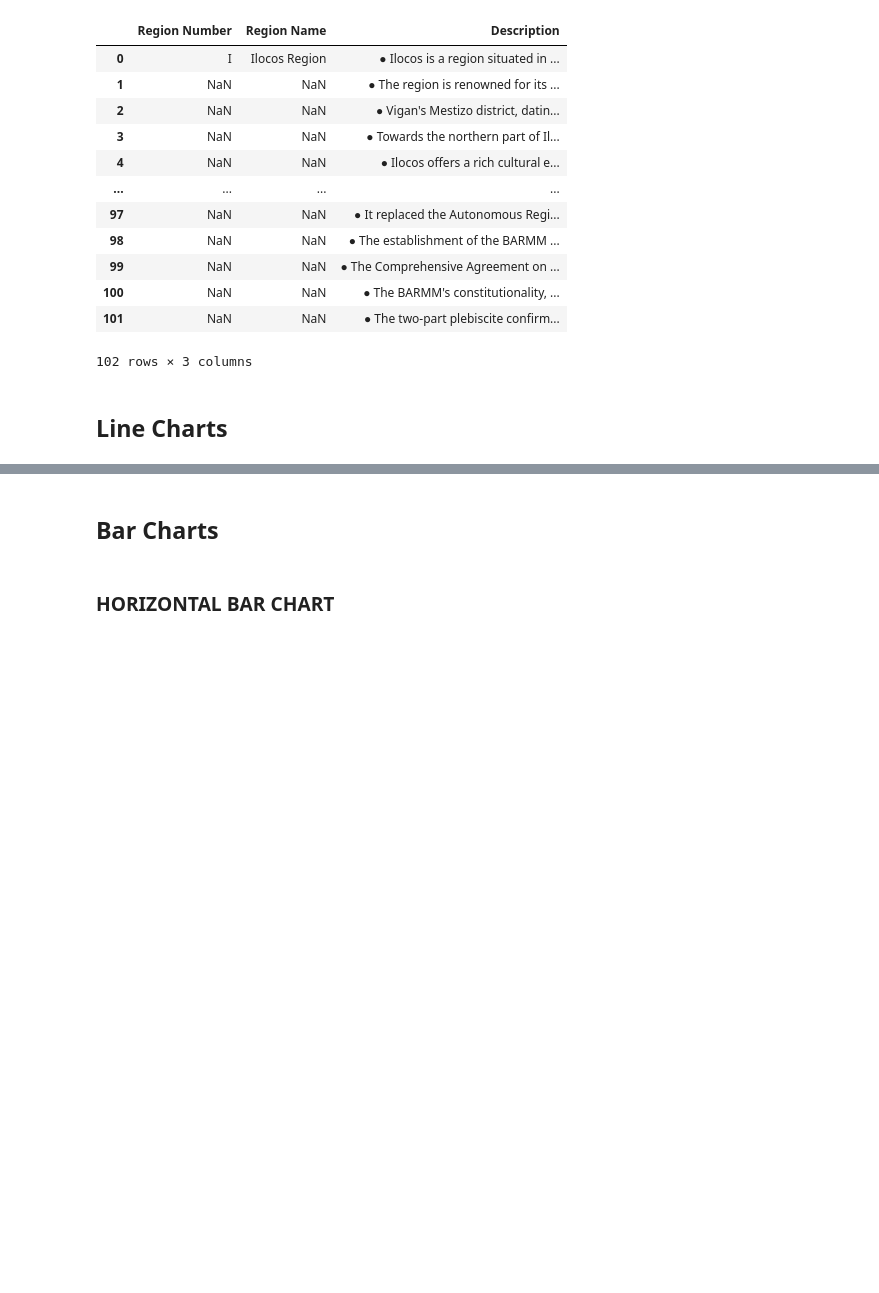
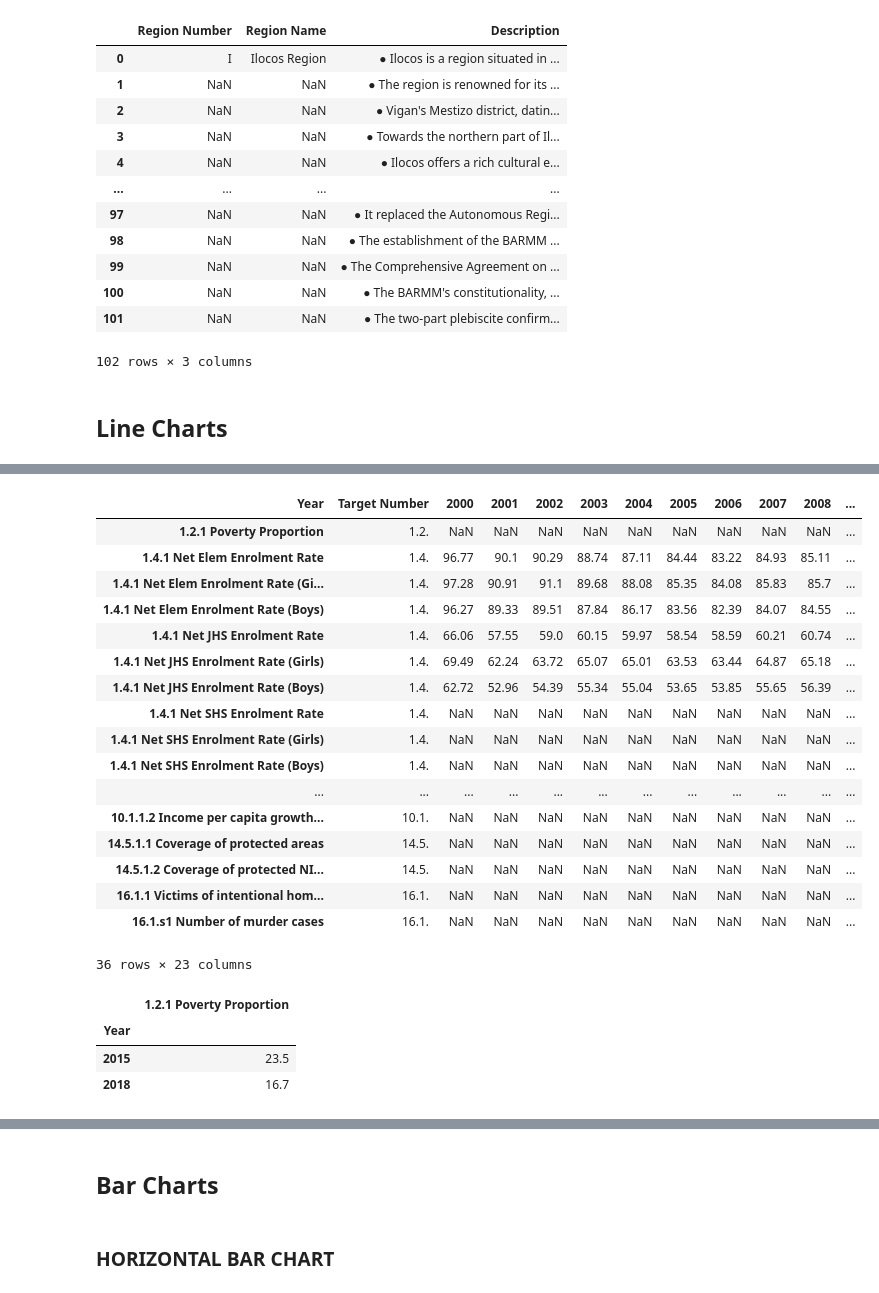
Before and after one commit to francheska-vicente/data101-ph-un-sgd, a Jupyter notebook: main_1.ipynb, the cells around one changed output, grey strips where cells are left out. Drawn from its saved outputs; the diff is of its cells as text; code cells hidden in the pictures; blank space fills up the shorter version.

```diff
--- a/main_1.ipynb
+++ b/main_1.ipynb
@@ -251,0 +228,2 @@ for indicator in indicators_selected:
+# %%
+region_selected = 'PHILIPPINES'
@@ -251,0 +232,14 @@ for indicator in indicators_selected:
+# %%
+sdg_columns = sdg_data.columns [:-15]
+targets_value = ['Target Number', '', '1.2.', '1.4.', '1.4.', '1.4.', '1.4.', '1.4.', '1.4.', '1.4.', '1.4.', '1.4.', '1.5.',
+ '3.4.', '3.4.', '3.4.', '3.4.', '3.4.', '3.7.', '3.7.', '4.1.', '4.1.', '4.1.', '4.1.', '4.1.',
+ '4.1.', '4.1.', '4.1.', '4.1.', '', '7.1.', '8.1.', '10.1.', '10.1.', '14.5.', '14.5.',
+ '16.1.', '16.1.']
+targets_df = pd.DataFrame ([targets_value], columns = sdg_columns)
+sdg_data_only = sdg_data [sdg_columns]
+# %%
+region_df = sdg_data_only [sdg_data_only ['Geolocation'] == region_selected]
+region_df = pd.concat ([targets_df, region_df]).reset_index (drop = True)
+region_df = region_df.drop ('Geolocation', axis = 1)
+region_df.loc [0, 'Year'] = 'Target Number'
+region_df
@@ -251,0 +265,34 @@ for indicator in indicators_selected:
+# %%
+region_df = region_df.T
+region_df.columns = region_df.iloc [0]
+region_df = region_df.drop ('Year', axis = 0)
+region_df
+# %% [output]
+| Year | Target Number | 2000 | 2001 | 2002 | 2003 | 2004 | 2005 | 2006 | 2007 | 2008 | ... |
+| 1.2.1 Poverty Proportion | 1.2. | NaN | NaN | NaN | NaN | NaN | NaN | NaN | NaN | NaN | ... |
+| 1.4.1 Net Elem Enrolment Rate | 1.4. | 96.77 | 90.1 | 90.29 | 88.74 | 87.11 | 84.44 | 83.22 | 84.93 | 85.11 | ... |
+| 1.4.1 Net Elem Enrolment Rate (Gi... | 1.4. | 97.28 | 90.91 | 91.1 | 89.68 | 88.08 | 85.35 | 84.08 | 85.83 | 85.7 | ... |
+| 1.4.1 Net Elem Enrolment Rate (Boys) | 1.4. | 96.27 | 89.33 | 89.51 | 87.84 | 86.17 | 83.56 | 82.39 | 84.07 | 84.55 | ... |
+| 1.4.1 Net JHS Enrolment Rate | 1.4. | 66.06 | 57.55 | 59.0 | 60.15 | 59.97 | 58.54 | 58.59 | 60.21 | 60.74 | ... |
+| 1.4.1 Net JHS Enrolment Rate (Girls) | 1.4. | 69.49 | 62.24 | 63.72 | 65.07 | 65.01 | 63.53 | 63.44 | 64.87 | 65.18 | ... |
+| 1.4.1 Net JHS Enrolment Rate (Boys) | 1.4. | 62.72 | 52.96 | 54.39 | 55.34 | 55.04 | 53.65 | 53.85 | 55.65 | 56.39 | ... |
+| 1.4.1 Net SHS Enrolment Rate | 1.4. | NaN | NaN | NaN | NaN | NaN | NaN | NaN | NaN | NaN | ... |
+| 1.4.1 Net SHS Enrolment Rate (Girls) | 1.4. | NaN | NaN | NaN | NaN | NaN | NaN | NaN | NaN | NaN | ... |
+| 1.4.1 Net SHS Enrolment Rate (Boys) | 1.4. | NaN | NaN | NaN | NaN | NaN | NaN | NaN | NaN | NaN | ... |
+| ... | ... | ... | ... | ... | ... | ... | ... | ... | ... | ... | ... |
+| 10.1.1.2 Income per capita growth... | 10.1. | NaN | NaN | NaN | NaN | NaN | NaN | NaN | NaN | NaN | ... |
+| 14.5.1.1 Coverage of protected areas | 14.5. | NaN | NaN | NaN | NaN | NaN | NaN | NaN | NaN | NaN | ... |
+| 14.5.1.2 Coverage of protected NI... | 14.5. | NaN | NaN | NaN | NaN | NaN | NaN | NaN | NaN | NaN | ... |
+| 16.1.1 Victims of intentional hom... | 16.1. | NaN | NaN | NaN | NaN | NaN | NaN | NaN | NaN | NaN | ... |
+| 16.1.s1 Number of murder cases | 16.1. | NaN | NaN | NaN | NaN | NaN | NaN | NaN | NaN | NaN | ... |
+36 rows × 23 columns
+# %%
+region_df = region_df [region_df ['Target Number'] == target_selected].T
+region_df = region_df.drop ('Target Number', axis = 0)
+region_df = region_df.dropna ()
+region_df
+# %% [output]
+|  | 1.2.1 Poverty Proportion |
+| Year |  |
+| 2015 | 23.5 |
+| 2018 | 16.7 |
```
Also changed, not shown: parts of 14 cells of this notebook.
